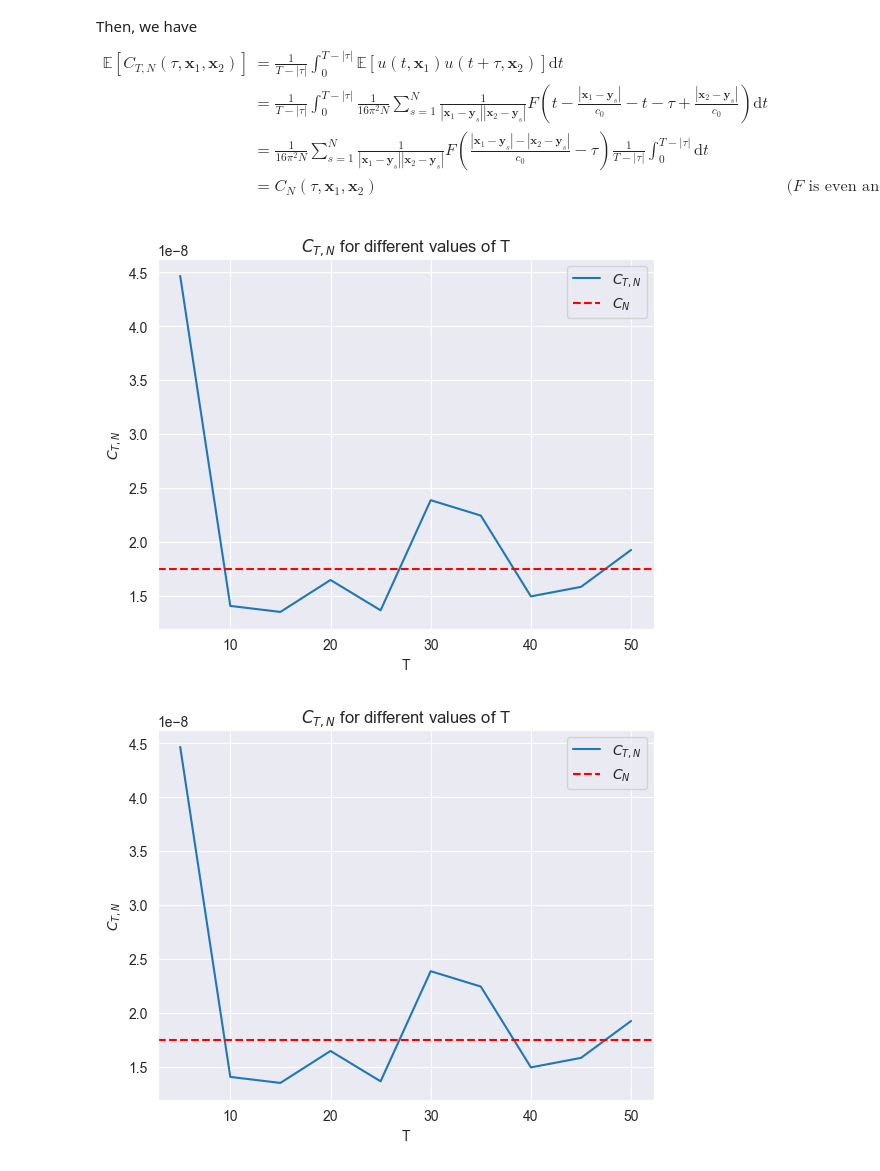
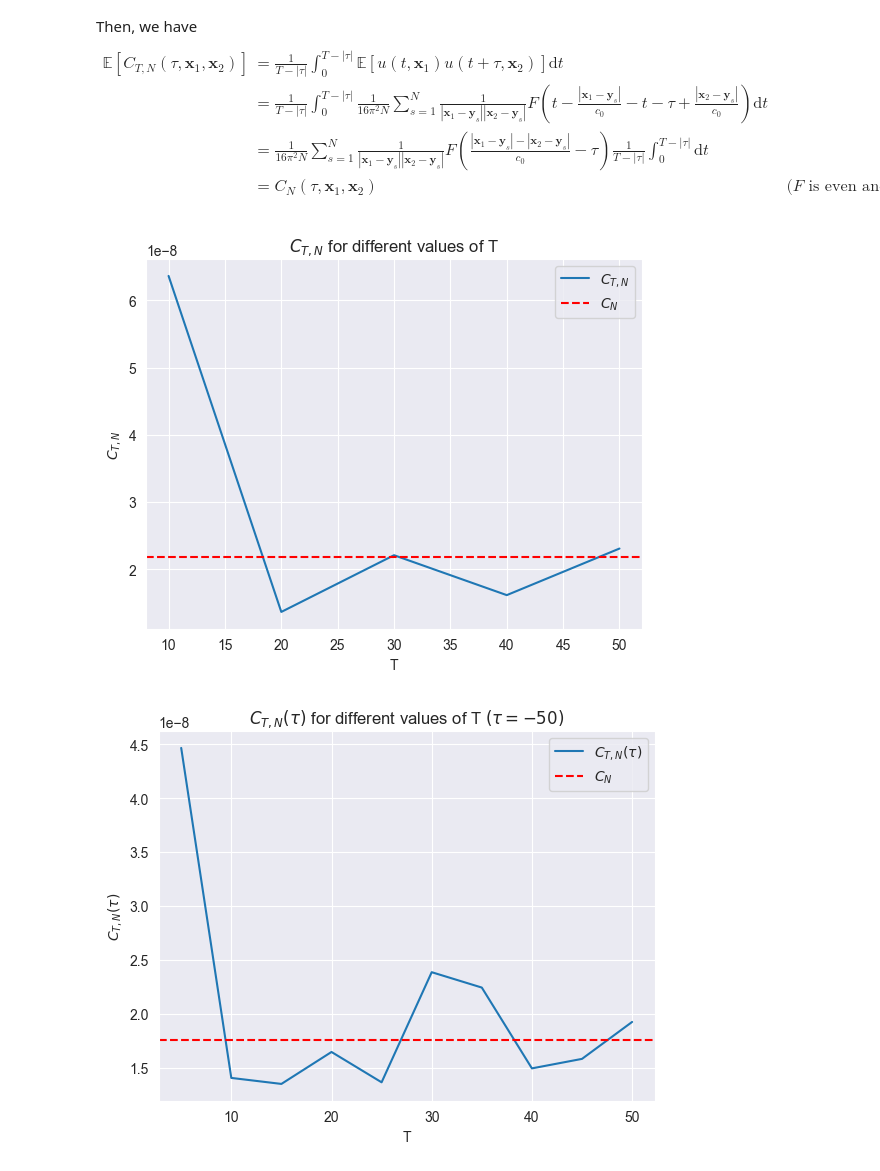
Before and after one commit to mohammed-yassinehabibi/Inverse-Problem, a Jupyter notebook: Project.ipynb, the cells around one changed output. Saved outputs shown, nothing was run; the diff lists cells and outputs as text; code cells hidden in the pictures.

```diff
--- a/Project.ipynb
+++ b/Project.ipynb
@@ -41,7 +41,7 @@ C_N(\tau,\mathbf{x}_j,\mathbf{x}_1)
 # %%
 def g_sec(t):
     t_squared = t**2
-    return np.exp(-t_squared/2)*(t_squared-2)/(8*np.sqrt(np.pi))
+    return np.exp(-t_squared/4)*(t_squared-2)/(8*np.sqrt(np.pi))
 
 def C_N(tau, x_1, x_2, y, c0=1):
     x_2_minus_y = np.linalg.norm(x_2-y, axis=1)
@@ -155,19 +148,18 @@ plt.plot(C_T_N_values)
-# %%
-C_N = C_N(-50, X_1[1], X_1[0], y)
 # %%
-T_values = [5, 10, 15, 20, 25, 30, 35, 40, 45, 50]
+T_values = [10, 20, 30, 40, 50]
+c_n = C_N(-5, X_2[1], X_2[0], y)
 C_T_N_results = []
 
 for T in T_values:
-    C_T_N_result = C_T_N(-50, X_1[1], X_1[0], y, T=T, dt=0.1)
+    C_T_N_result = C_T_N(-5, X_2[1], X_2[0], y, T=T, dt=0.1)
     C_T_N_results.append(C_T_N_result)
 
 plt.plot(T_values, C_T_N_results,  label='$C_{T,N}$')
-plt.axhline(y=C_N, color='r', linestyle='--', label='$C_N$')
+plt.axhline(y=c_n, color='r', linestyle='--', label='$C_N$')
 plt.legend()
 plt.xlabel('T')
 plt.ylabel('$C_{T,N}$')
 plt.title('$C_{T,N}$ for different values of T')
 plt.show()
 # %% [output]
-[figure, old version]
+[figure, new version]
@@ -174,10 +169,15 @@ plt.show()
 # %%
-plt.plot(T_values, C_T_N_results,  label='$C_{T,N}$')
-plt.axhline(y=C_N, color='r', linestyle='--', label='$C_N$')
+#X_1[1] and X_1[0] with tau = -50
+T_values = np.load('C_T_N_T_values.npy')
+C_T_N_results = np.load('C_T_N_results.npy')
+c_n = C_N(-50, X_1[1], X_1[0], y)
+
+plt.plot(T_values, C_T_N_results,  label='$C_{T,N}(\\tau)$')
+plt.axhline(y=c_n, color='r', linestyle='--', label='$C_N$')
 plt.legend()
 plt.xlabel('T')
-plt.ylabel('$C_{T,N}$')
-plt.title('$C_{T,N}$ for different values of T')
+plt.ylabel('$C_{T,N}(\\tau)$')
+plt.title('$C_{T,N}(\\tau)$ for different values of T $(\\tau = -50)$')
 plt.show()
 # %% [output]
-[figure, old version]
+[figure, new version]
```
Also changed, not shown: parts of 6 cells of this notebook, 4 other files.
